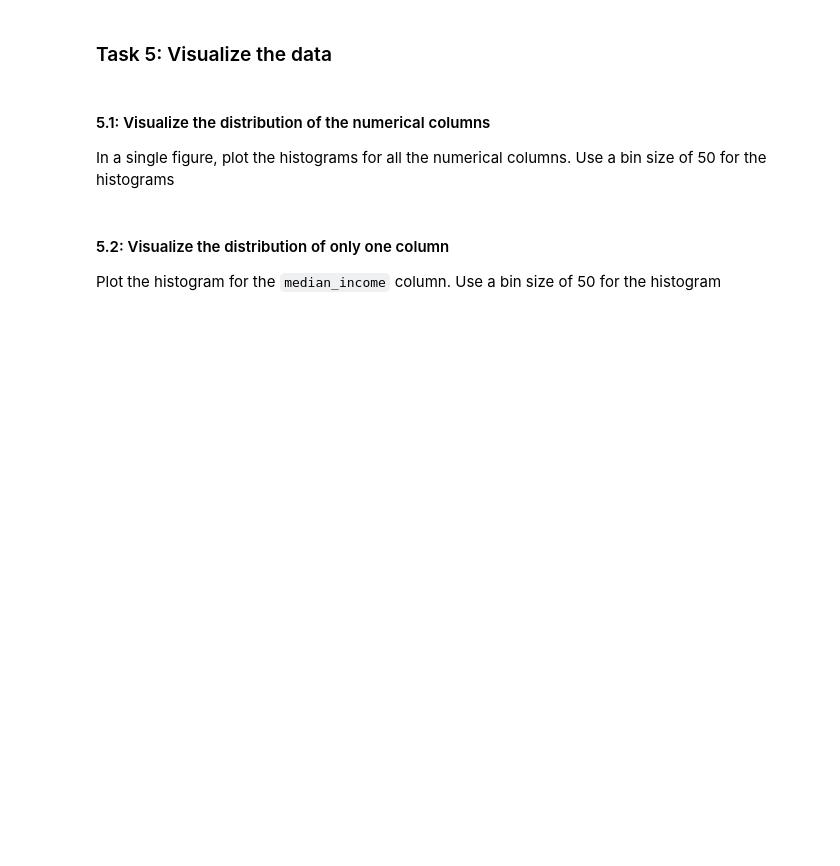
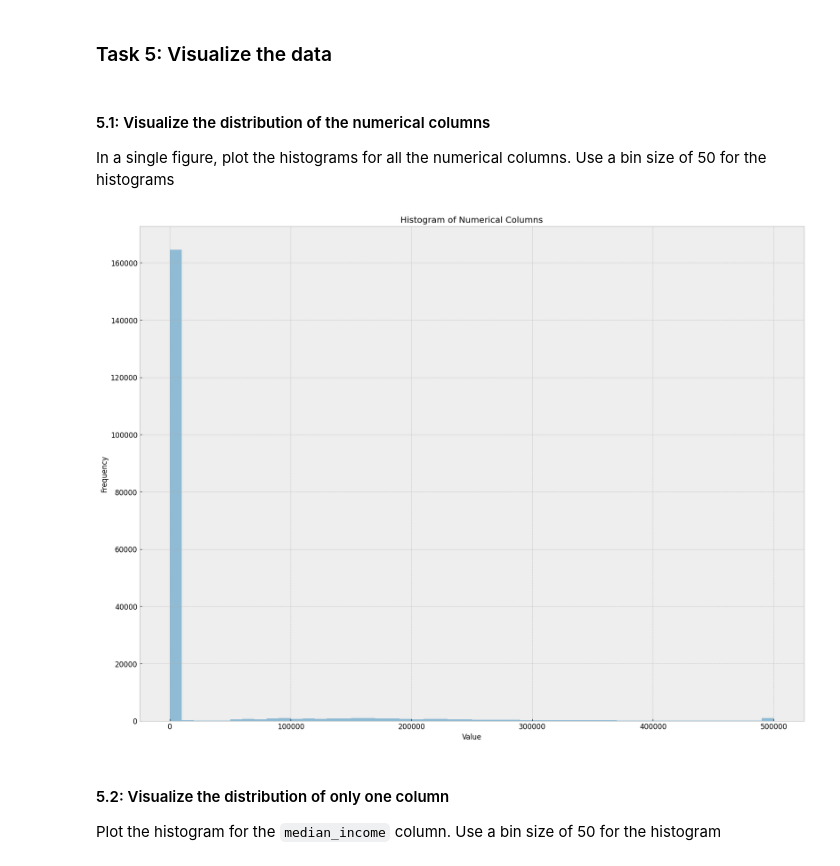
Before and after one commit to IT4063-Spring2025/eda-assignment-BeccaCordray, a Jupyter notebook: notebook.ipynb, the cells around one changed output. Cells and saved outputs as stored; diff of their text form; code cells hidden in the pictures; blank space fills up the shorter version.

```diff
--- a/notebook.ipynb
+++ b/notebook.ipynb
@@ -193,3 +191,17 @@ In a single figure, plot the histograms for all the numerical columns. Use a bin
+# %%
+# 💻 Plot a histogram of all the data features (with a bin size of 50)
+#housing.hist(bins=50, figsize=(20,15), layout=(3, 3))
+#plt.tight_layout()
+#plt.show()
+housing_data=housing.select_dtypes(include=['number'])
+plt.figure(figsize=(20,15))
+plt.hist(housing_data.values.flatten(), bins=50, alpha=0.5)
+plt.xlabel("Value")
+plt.ylabel("Frequency")
+plt.title("Histogram of Numerical Columns")
+plt.show()
+# %% [output]
+[figure, added]
 # %% [markdown]
 #### 5.2: Visualize the distribution of only one column
 Plot the histogram for the `median_income` column. Use a bin size of 50 for the histogram
```
Also changed, not shown: parts of 3 cells of this notebook.
